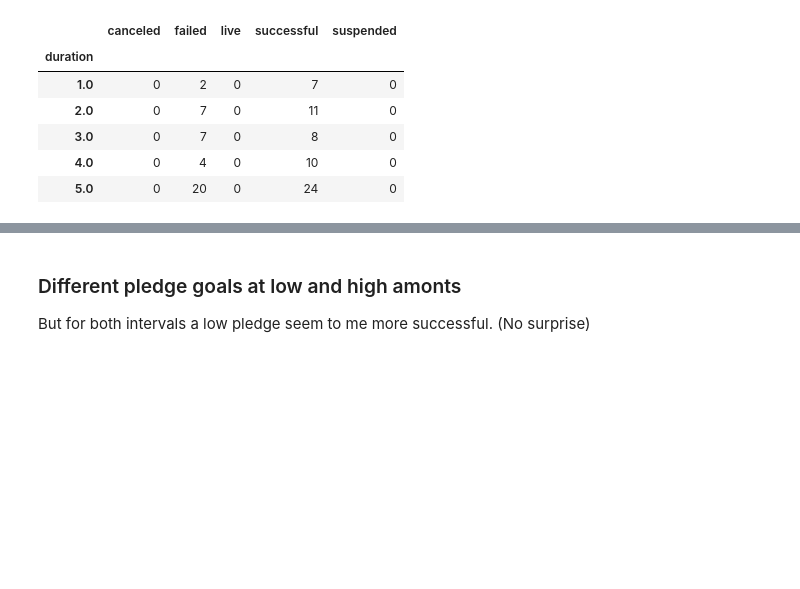
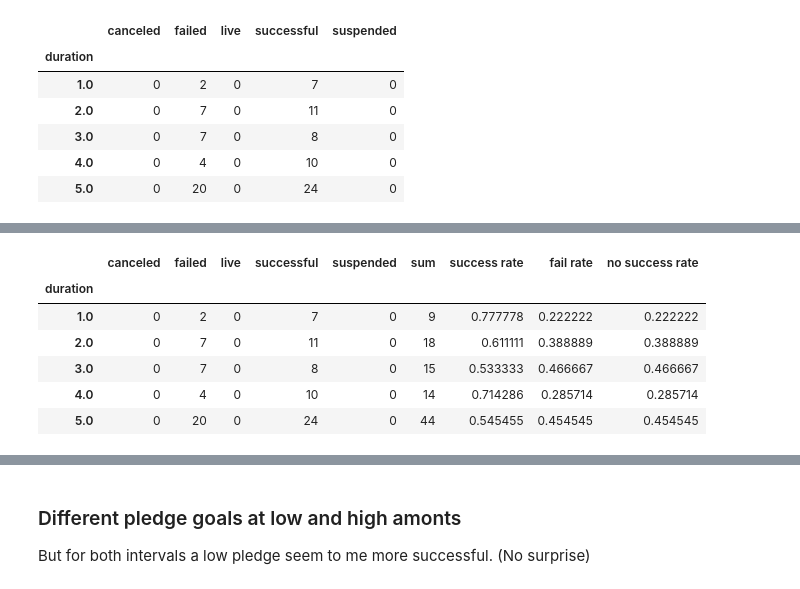
Before and after one commit to yhpf/kickstarter, a Jupyter notebook: kickstarter2.ipynb, the cells around one changed output, grey strips where cells are left out. Drawn from its saved outputs; the diff is of its cells as text; code cells hidden in the pictures; blank space fills up the shorter version.

```diff
--- a/kickstarter2.ipynb
+++ b/kickstarter2.ipynb
@@ -277,0 +263,13 @@ banan.head()
+# %%
+banan['success rate'] = banan['successful'] / (banan['sum'] - banan['live'])
+banan['fail rate'] = banan['failed'] / (banan['sum'] - banan['live'])
+banan['no success rate'] = (banan['failed'] + banan['canceled'] + banan['suspended']) / (banan['sum'] - banan['live'])
+banan.head()
+# %% [output]
+|  | canceled | failed | live | successful | suspended | sum | success rate | fail rate | no success rate |
+| duration |  |  |  |  |  |  |  |  |  |
+| 1.0 | 0 | 2 | 0 | 7 | 0 | 9 | 0.777778 | 0.222222 | 0.222222 |
+| 2.0 | 0 | 7 | 0 | 11 | 0 | 18 | 0.611111 | 0.388889 | 0.388889 |
+| 3.0 | 0 | 7 | 0 | 8 | 0 | 15 | 0.533333 | 0.466667 | 0.466667 |
+| 4.0 | 0 | 4 | 0 | 10 | 0 | 14 | 0.714286 | 0.285714 | 0.285714 |
+| 5.0 | 0 | 20 | 0 | 24 | 0 | 44 | 0.545455 | 0.454545 | 0.454545 |
```
Also changed, not shown: parts of 17 cells of this notebook.
